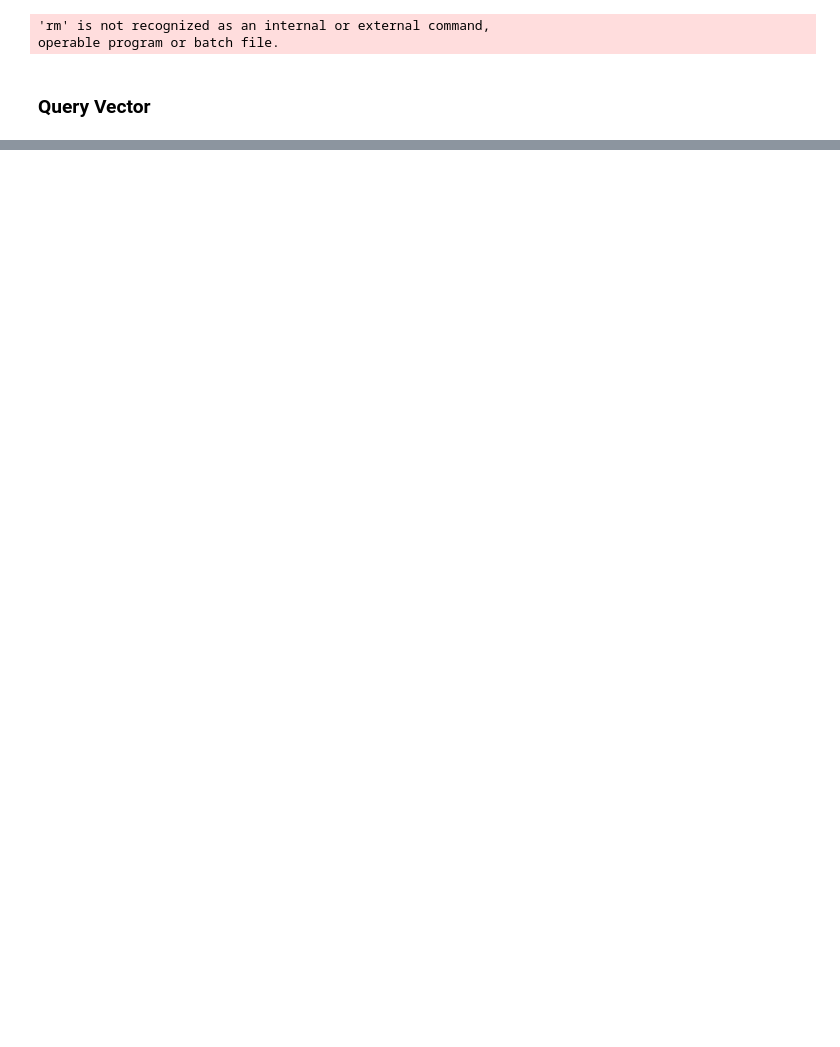
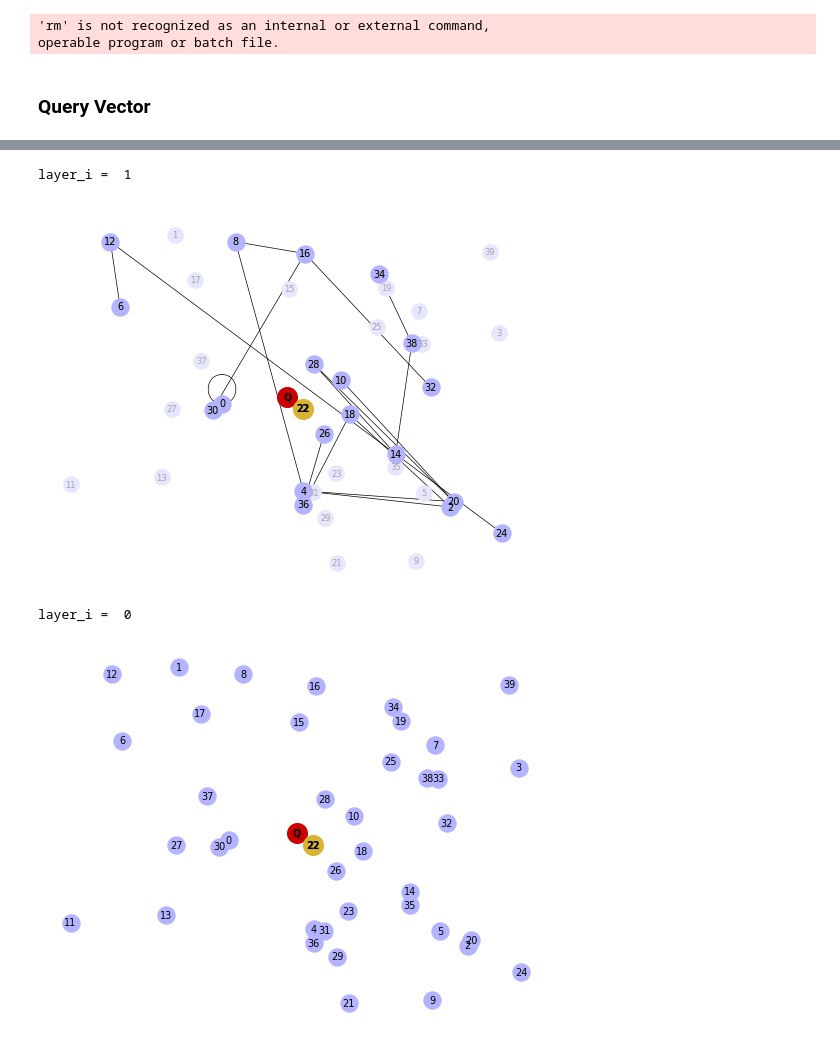
Before and after one commit to MouadBouaicha/Vector-Database, a Jupyter notebook: ANN.ipynb, the cells around one changed output, grey strips where cells are left out. Cells and saved outputs as stored; diff of their text form; code cells hidden in the pictures; blank space fills up the shorter version.

```diff
--- a/ANN.ipynb
+++ b/ANN.ipynb
@@ -47,0 +110,22 @@ NameError: name 'nearest_neigbor' is not defined
+# %%
+GraphArray = construct_HNSW(vec_pos,m_nearest_neighbor)
+
+for layer_i in range(len(GraphArray)-1,-1,-1):
+    fig, axs = plt.subplots()
+
+    print("layer_i = ", layer_i)
+
+    if layer_i>0:
+        pos_layer_0 = nx.get_node_attributes(GraphArray[0],'pos')
+        nx.draw(GraphArray[0], pos_layer_0, with_labels=True, node_size=120, node_color=[[0.9,0.9,1]], width=0.0, font_size=6, font_color=(0.65,0.65,0.65), ax = axs)
+
+    pos_layer_i = nx.get_node_attributes(GraphArray[layer_i],'pos')
+    nx.draw(GraphArray[layer_i], pos_layer_i, with_labels=True, node_size=150, node_color=[[0.7,0.7,1]], width=0.5, font_size=7, ax = axs)
+    nx.draw(G_query, pos_query, with_labels=True, node_size=200, node_color=[[0.8,0,0]], width=0.5, font_size=7, font_weight='bold', ax = axs)
+    nx.draw(G_best, pos_best, with_labels=True, node_size=200, node_color=[[0.85,0.7,0.2]], width=0.5, font_size=7, font_weight='bold', ax = axs)
+    plt.show()
+# %% [output]
+layer_i =  1
+[figure, added]
+layer_i =  0
+[figure, added]
```
Also changed, not shown: parts of 4 cells of this notebook, 2 other files.
